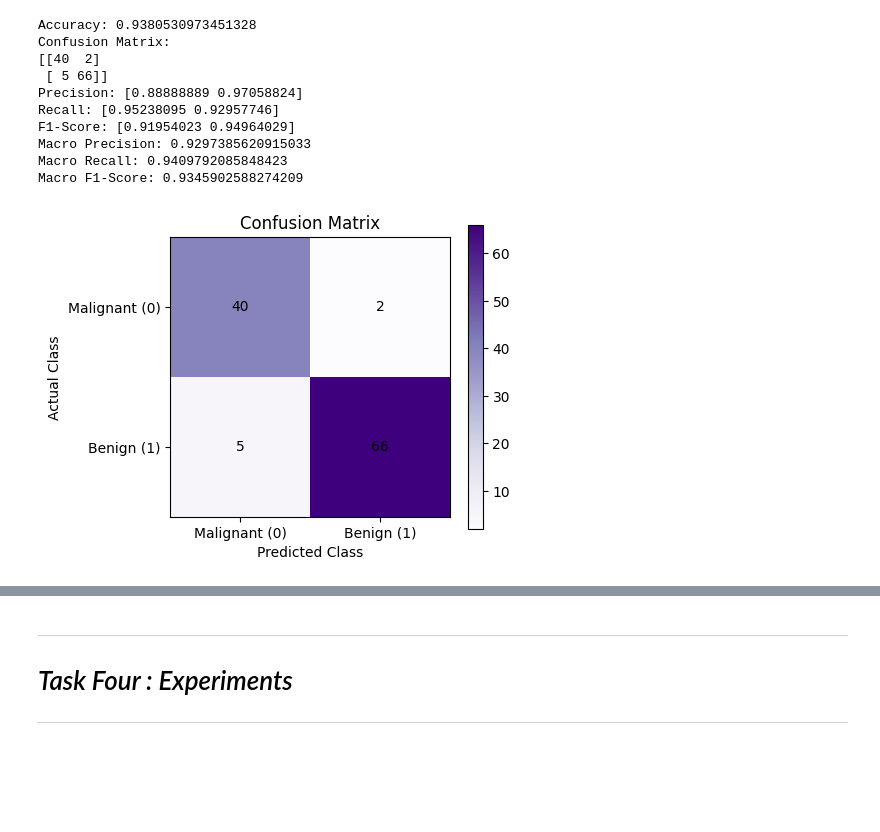
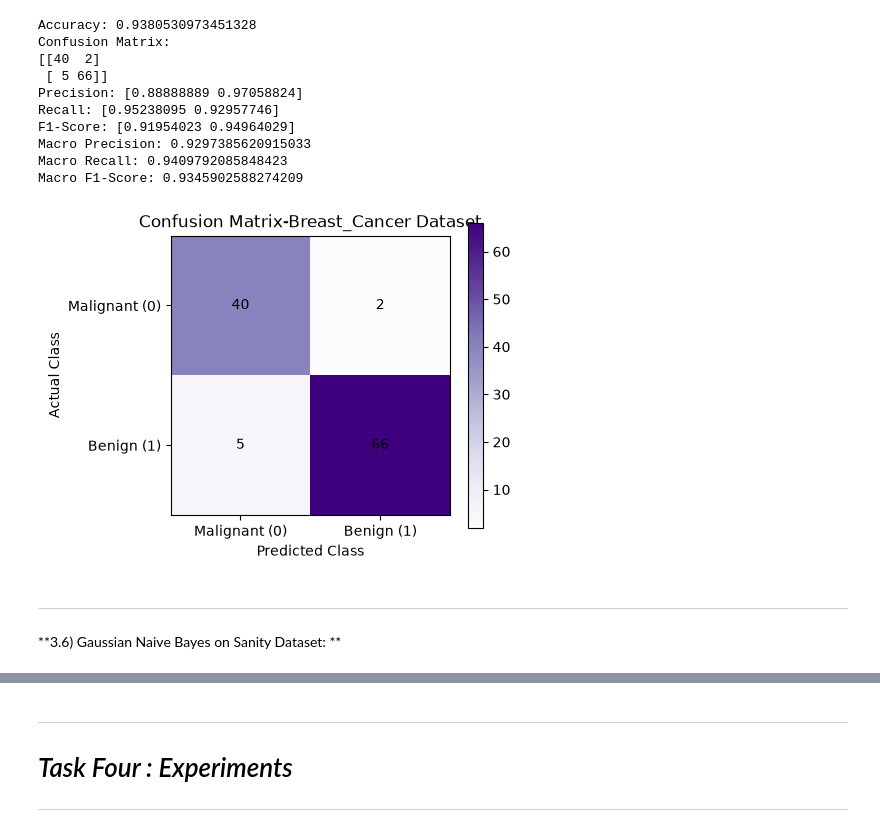
Before and after one commit to naglaamohamed1486-droid/Cola_machine, a Jupyter notebook: GNB_20240626_20242100.ipynb, the cells around one changed output, grey strips where cells are left out. Saved outputs shown, nothing was run; the diff lists cells and outputs as text; code cells hidden in the pictures; blank space fills up the shorter version.

```diff
--- a/GNB_20240626_20242100.ipynb
+++ b/GNB_20240626_20242100.ipynb
@@ -510,20 +516,23 @@ Macro F1-Score: 0.9345902588274209
 # %%
 cm = confusion_matrix(y_test, y_pred)
 plt.figure(figsize=(5, 4))
 plt.imshow(cm, cmap="Purples")
-plt.title("Confusion Matrix")
+plt.title("Confusion Matrix-Breast_Cancer Dataset")
 plt.xlabel("Predicted Class")
 plt.ylabel("Actual Class")
 
 plt.xticks([0, 1], ["Malignant (0)", "Benign (1)"])
 plt.yticks([0, 1], ["Malignant (0)", "Benign (1)"])
 
 for i in range(cm.shape[0]):
     for j in range(cm.shape[1]):
         plt.text(j, i, cm[i, j], ha="center", va="center")
 
 plt.colorbar()
 plt.tight_layout()
 plt.show()
 # %% [output]
-[figure, old version]
+[figure, new version]
+# %% [markdown]
+---
+**3.6) Gaussian Naive Bayes on Sanity Dataset: **
```
Also changed, not shown: parts of 11 cells of this notebook.
